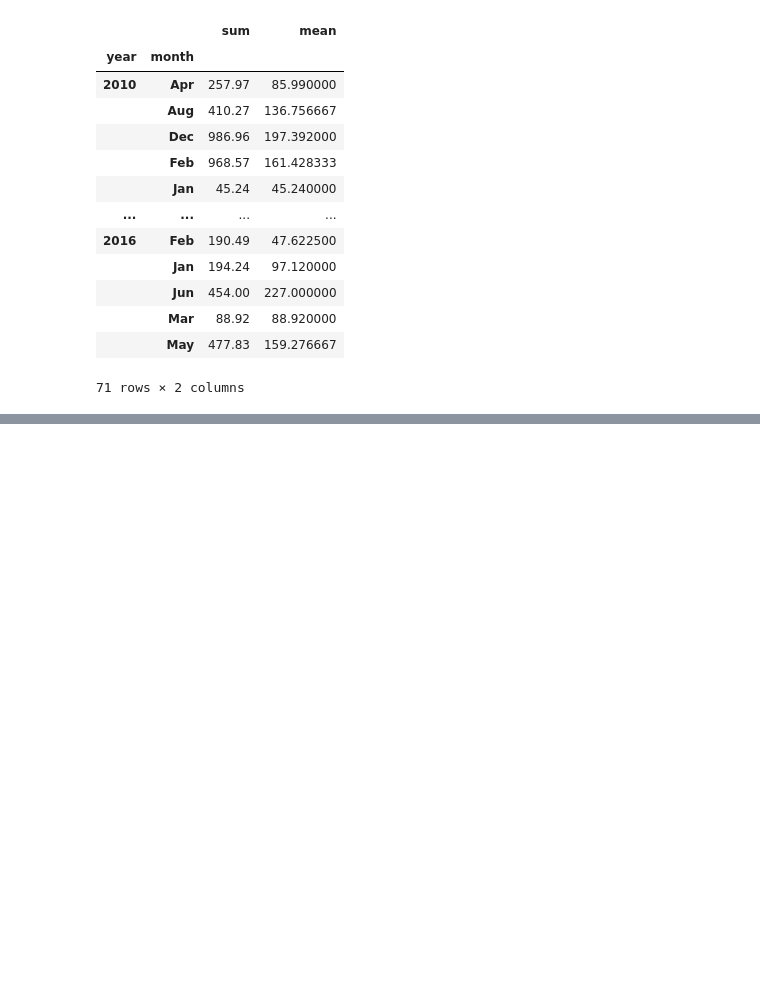
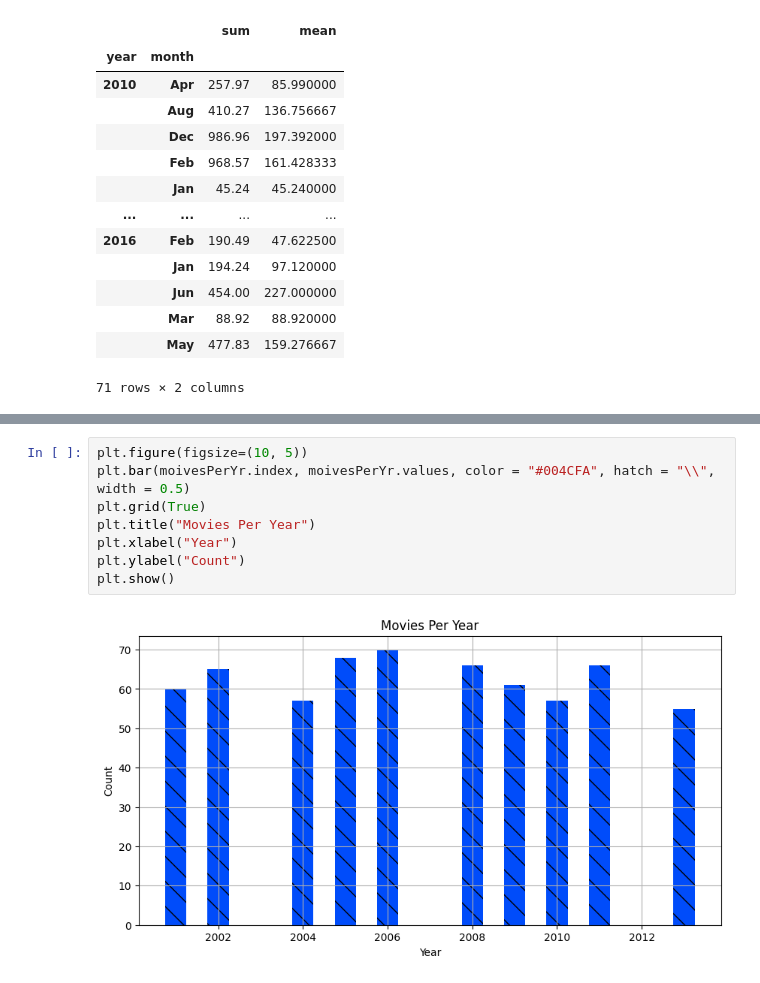
Before and after one commit to mjshubham21/Python_DA, a Jupyter notebook: Json Classes/data/pandas2.ipynb, the cells around one changed output, grey strips where cells are left out. Cells and saved outputs as stored; diff of their text form; blank space fills up the shorter version.

```diff
--- a/Json Classes/data/pandas2.ipynb
+++ b/Json Classes/data/pandas2.ipynb
@@ -445,0 +475,10 @@ grpd
+# %%
+plt.figure(figsize=(10, 5))
+plt.bar(moivesPerYr.index, moivesPerYr.values, color = "#004CFA", hatch = "\\", width = 0.5)
+plt.grid(True)
+plt.title("Movies Per Year")
+plt.xlabel("Year")
+plt.ylabel("Count")
+plt.show()
+# %% [output]
+[figure, added]
```
Also changed, not shown: parts of 13 cells of this notebook, 1 other file.
